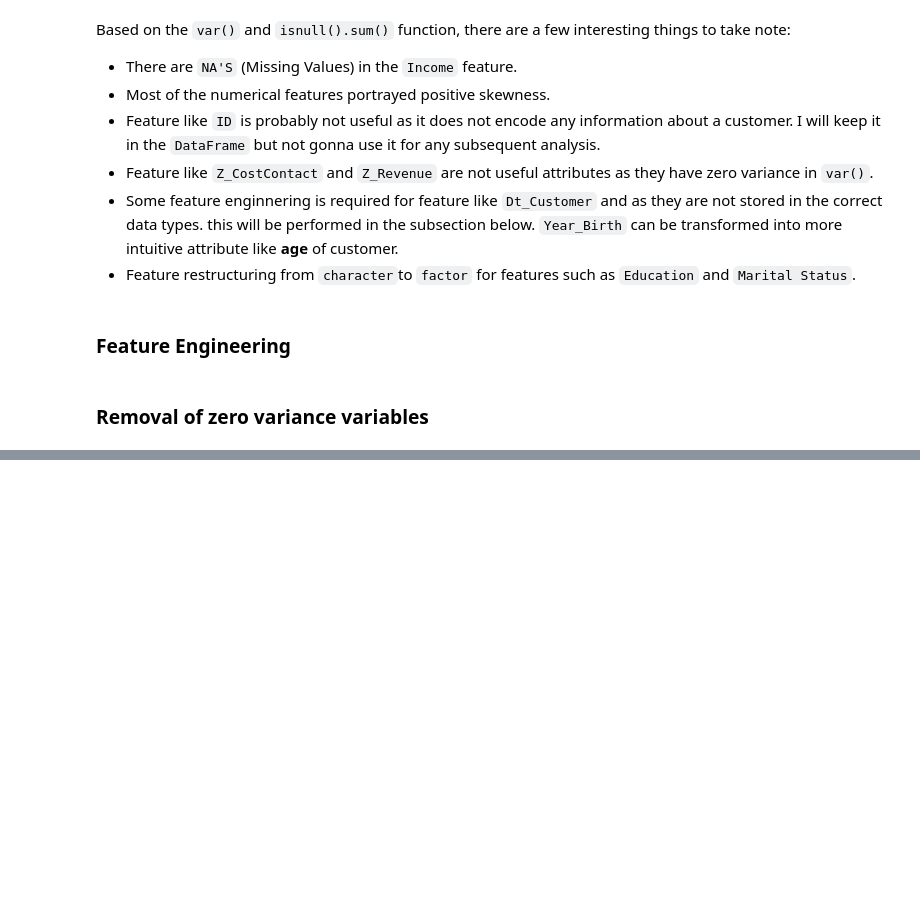
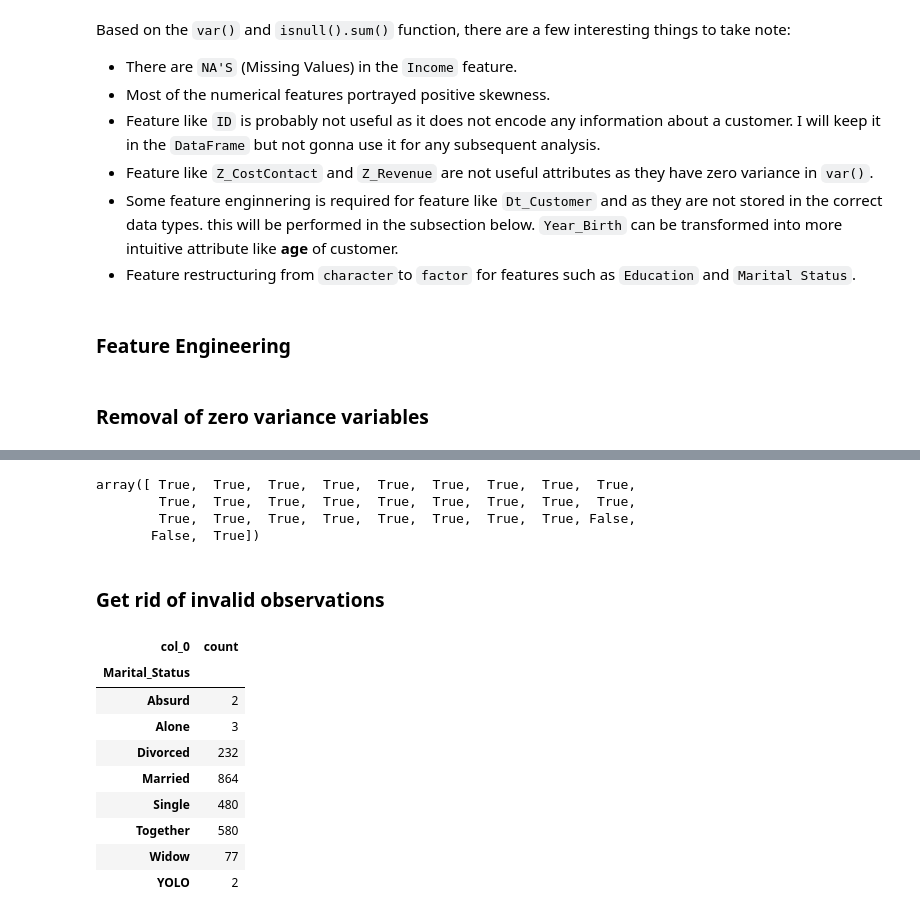
Before and after one commit to XuAnZ0717/XuAnZ, a Jupyter notebook: Customer Segmentation on Clustering Algorithms-checkpoint.ipynb, the cells around one changed output, grey strips where cells are left out. Saved outputs shown, nothing was run; the diff lists cells and outputs as text; code cells hidden in the pictures; blank space fills up the shorter version.

```diff
--- a/Customer Segmentation on Clustering Algorithms-checkpoint.ipynb
+++ b/Customer Segmentation on Clustering Algorithms-checkpoint.ipynb
@@ -235,0 +228,25 @@ array([ True,  True,  True,  True,  True,  True,  True,  True,  True,
+# %%
+#shows the zero variance columns
+selection.get_support()
+# %% [output]
+array([ True,  True,  True,  True,  True,  True,  True,  True,  True,
+        True,  True,  True,  True,  True,  True,  True,  True,  True,
+        True,  True,  True,  True,  True,  True,  True,  True, False,
+       False,  True])
+# %% [markdown]
+
+### Get rid of invalid observations
+# %%
+#Tabulate the frequency of each marital status category
+pd.crosstab(index=cust_data["Marital_Status"], columns="count")
+# %% [output]
+| col_0 | count |
+| Marital_Status |  |
+| Absurd | 2 |
+| Alone | 3 |
+| Divorced | 232 |
+| Married | 864 |
+| Single | 480 |
+| Together | 580 |
+| Widow | 77 |
+| YOLO | 2 |
```
Also changed, not shown: parts of 18 cells of this notebook.
